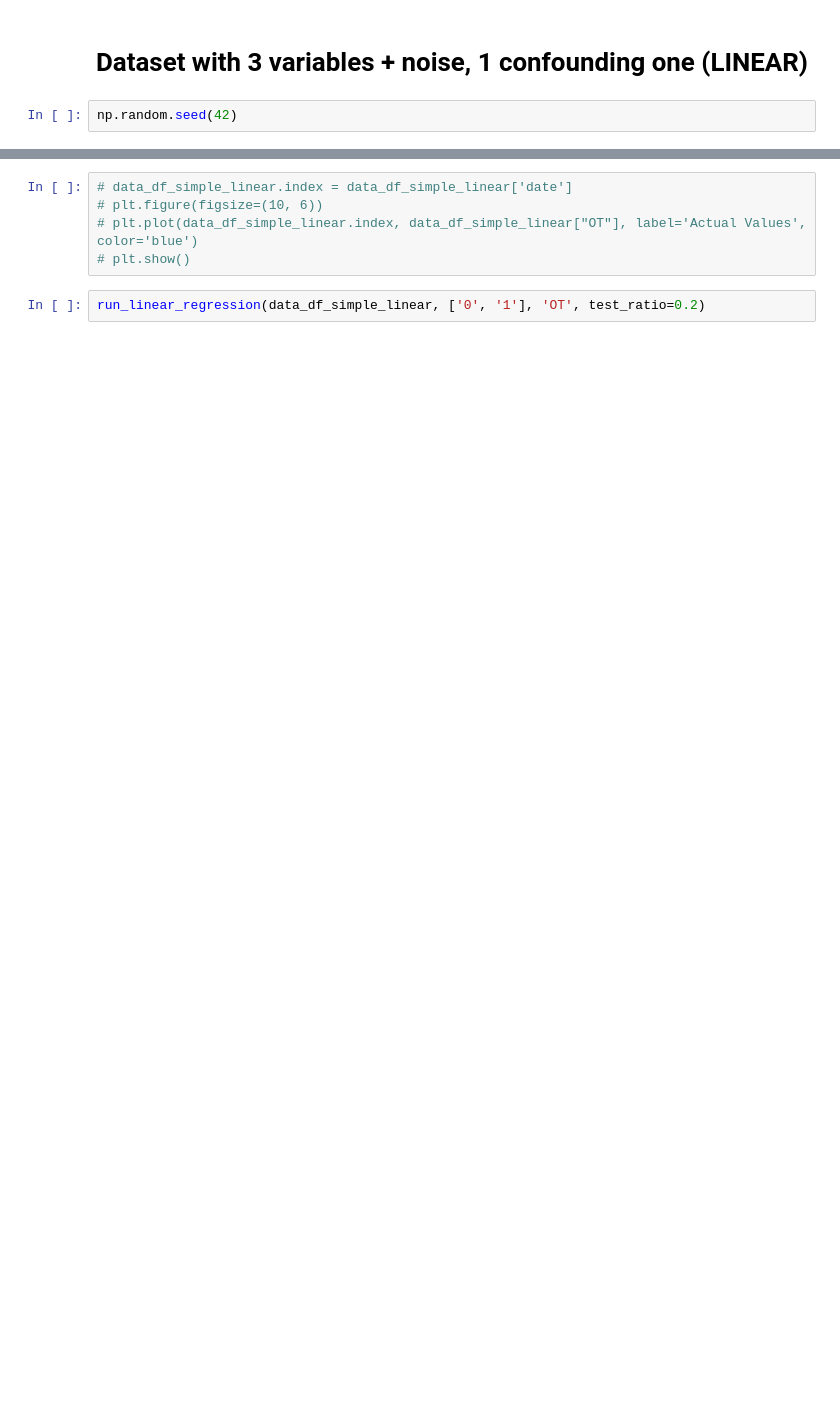
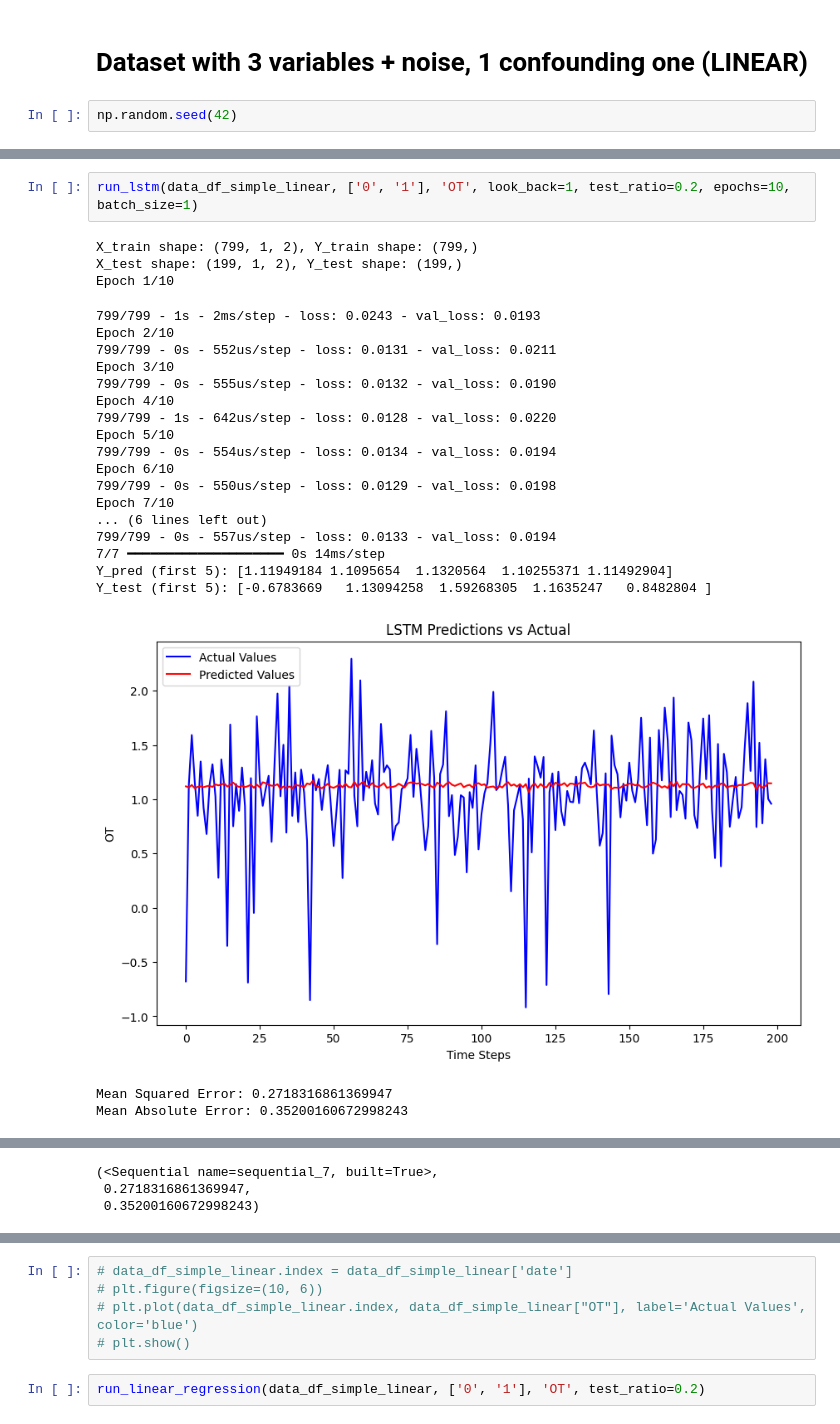
Before and after one commit to feschouw/Master_Thesis, a Jupyter notebook: Datasets/data_for_autoformer.ipynb, the cells around one changed output, grey strips where cells are left out. Cells and saved outputs as stored; diff of their text form; blank space fills up the shorter version.

```diff
--- a/Datasets/data_for_autoformer.ipynb
+++ b/Datasets/data_for_autoformer.ipynb
@@ -241,0 +322,26 @@ data_df.to_csv('data_causal_1.csv', index=False)
+# %%
+run_lstm(data_df_simple_linear, ['0', '1'], 'OT', look_back=1, test_ratio=0.2, epochs=10, batch_size=1)
+# %% [output]
+X_train shape: (799, 1, 2), Y_train shape: (799,)
+X_test shape: (199, 1, 2), Y_test shape: (199,)
+Epoch 1/10
+799/799 - 1s - 2ms/step - loss: 0.0243 - val_loss: 0.0193
+Epoch 2/10
+799/799 - 0s - 552us/step - loss: 0.0131 - val_loss: 0.0211
+Epoch 3/10
+799/799 - 0s - 555us/step - loss: 0.0132 - val_loss: 0.0190
+Epoch 4/10
+799/799 - 1s - 642us/step - loss: 0.0128 - val_loss: 0.0220
+Epoch 5/10
+799/799 - 0s - 554us/step - loss: 0.0134 - val_loss: 0.0194
+Epoch 6/10
+799/799 - 0s - 550us/step - loss: 0.0129 - val_loss: 0.0198
+Epoch 7/10
+... (6 lines left out)
+799/799 - 0s - 557us/step - loss: 0.0133 - val_loss: 0.0194
+7/7 ━━━━━━━━━━━━━━━━━━━━ 0s 14ms/step
+Y_pred (first 5): [1.11949184 1.1095654  1.1320564  1.10255371 1.11492904]
+Y_test (first 5): [-0.6783669   1.13094258  1.59268305  1.1635247   0.8482804 ]
+[figure, added]
+Mean Squared Error: 0.2718316861369947
+Mean Absolute Error: 0.35200160672998243
@@ -242,3 +349,6 @@ data_df.to_csv('data_causal_1.csv', index=False)
+(<Sequential name=sequential_7, built=True>,
+ 0.2718316861369947,
+ 0.35200160672998243)
 # %%
 import numpy as np
 import pandas as pd
```
Also changed, not shown: parts of 14 cells of this notebook, 1 other file.
